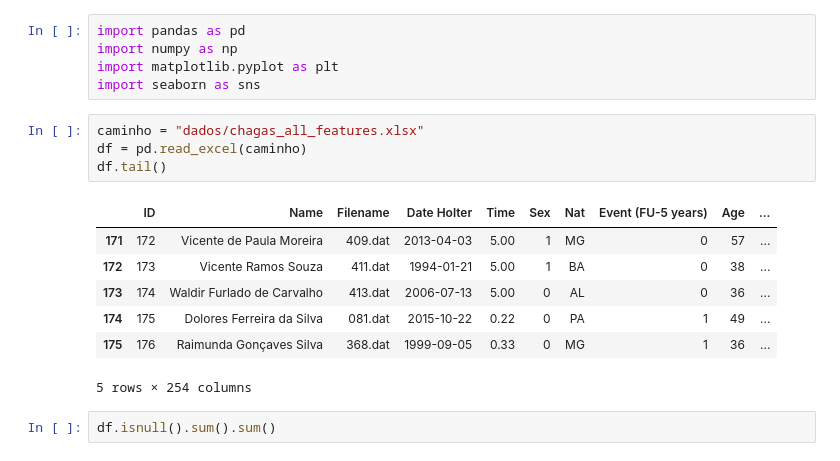
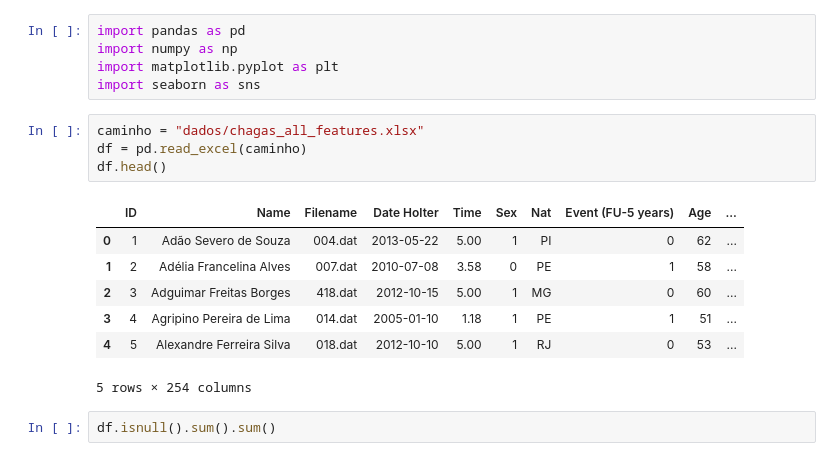
Before and after one commit to adrikll/scd-classifier, a Jupyter notebook: analysis.ipynb, the cells around one changed output. Cells and saved outputs as stored; diff of their text form.

```diff
--- a/analysis.ipynb
+++ b/analysis.ipynb
@@ -6,14 +6,14 @@ import seaborn as sns
 # %%
 caminho = "dados/chagas_all_features.xlsx"
 df = pd.read_excel(caminho)
-df.tail()
+df.head()
 # %% [output]
 |  | ID | Name | Filename | Date Holter | Time | Sex | Nat | Event (FU-5 years) | Age | ... |
-| 171 | 172 | Vicente de Paula Moreira | 409.dat | 2013-04-03 | 5.00 | 1 | MG | 0 | 57 | ... |
-| 172 | 173 | Vicente Ramos Souza | 411.dat | 1994-01-21 | 5.00 | 1 | BA | 0 | 38 | ... |
-| 173 | 174 | Waldir Furlado de Carvalho | 413.dat | 2006-07-13 | 5.00 | 0 | AL | 0 | 36 | ... |
-| 174 | 175 | Dolores Ferreira da Silva | 081.dat | 2015-10-22 | 0.22 | 0 | PA | 1 | 49 | ... |
-| 175 | 176 | Raimunda Gonçaves Silva | 368.dat | 1999-09-05 | 0.33 | 0 | MG | 1 | 36 | ... |
+| 0 | 1 | Adão Severo de Souza | 004.dat | 2013-05-22 | 5.00 | 1 | PI | 0 | 62 | ... |
+| 1 | 2 | Adélia Francelina Alves | 007.dat | 2010-07-08 | 3.58 | 0 | PE | 1 | 58 | ... |
+| 2 | 3 | Adguimar Freitas Borges | 418.dat | 2012-10-15 | 5.00 | 1 | MG | 0 | 60 | ... |
+| 3 | 4 | Agripino Pereira de Lima | 014.dat | 2005-01-10 | 1.18 | 1 | PE | 1 | 51 | ... |
+| 4 | 5 | Alexandre Ferreira Silva | 018.dat | 2012-10-10 | 5.00 | 1 | RJ | 0 | 53 | ... |
 5 rows × 254 columns
 # %%
 df.isnull().sum().sum()
```
Also changed, not shown: parts of 24 cells of this notebook, 3 other files.
